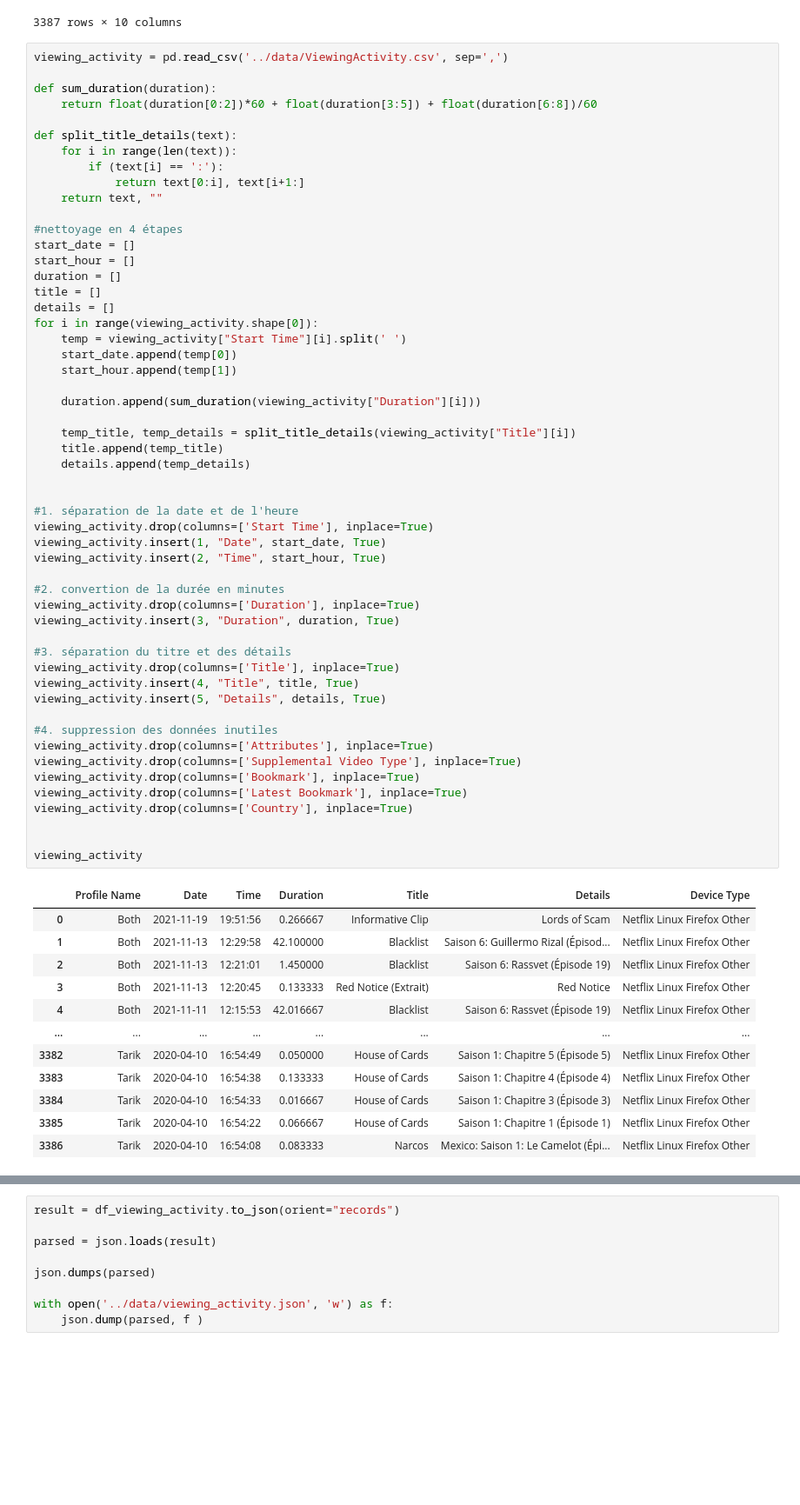
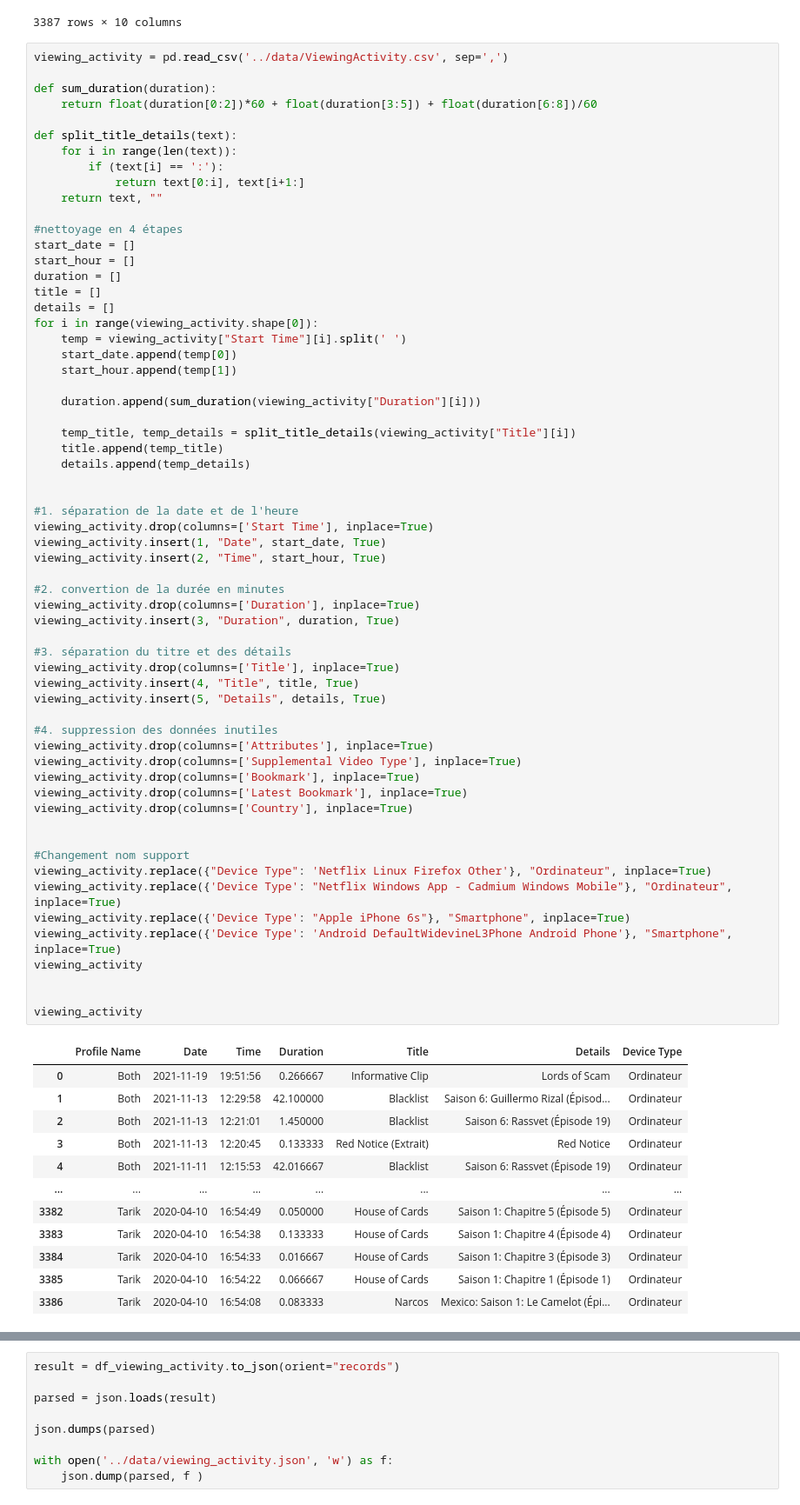
Before and after one commit to boumaza-sebia/dataviz-netflix, a Jupyter notebook: python/data.ipynb, the cells around one changed output, grey strips where cells are left out. Shown at 87% size. Cells and saved outputs as stored; diff of their text form; blank space fills up the shorter version.

Commit message:
correction bug viewing_activity et ajout device_type et week_days

```diff
--- a/python/data.ipynb
+++ b/python/data.ipynb
@@ -48,42 +49,50 @@ for i in range(viewing_activity.shape[0]):
     temp_title, temp_details = split_title_details(viewing_activity["Title"][i])
     title.append(temp_title)
     details.append(temp_details)
 
 
 #1. séparation de la date et de l'heure
 viewing_activity.drop(columns=['Start Time'], inplace=True)
 viewing_activity.insert(1, "Date", start_date, True)
 viewing_activity.insert(2, "Time", start_hour, True)
 
 #2. convertion de la durée en minutes
 viewing_activity.drop(columns=['Duration'], inplace=True)
 viewing_activity.insert(3, "Duration", duration, True)
 
 #3. séparation du titre et des détails
 viewing_activity.drop(columns=['Title'], inplace=True)
 viewing_activity.insert(4, "Title", title, True)
 viewing_activity.insert(5, "Details", details, True)
 
 #4. suppression des données inutiles
 viewing_activity.drop(columns=['Attributes'], inplace=True)
 viewing_activity.drop(columns=['Supplemental Video Type'], inplace=True)
 viewing_activity.drop(columns=['Bookmark'], inplace=True)
 viewing_activity.drop(columns=['Latest Bookmark'], inplace=True)
 viewing_activity.drop(columns=['Country'], inplace=True)
 
 
+#Changement nom support
+viewing_activity.replace({"Device Type": 'Netflix Linux Firefox Other'}, "Ordinateur", inplace=True)
+viewing_activity.replace({'Device Type': "Netflix Windows App - Cadmium Windows Mobile"}, "Ordinateur", inplace=True)
+viewing_activity.replace({'Device Type': "Apple iPhone 6s"}, "Smartphone", inplace=True)
+viewing_activity.replace({'Device Type': 'Android DefaultWidevineL3Phone Android Phone'}, "Smartphone", inplace=True)
 viewing_activity
+
+
+viewing_activity
 # %% [output]
 |  | Profile Name | Date | Time | Duration | Title | Details | Device Type |
-| 0 | Both | 2021-11-19 | 19:51:56 | 0.266667 | Informative Clip | Lords of Scam | Netflix Linux Firefox Other |
-| 1 | Both | 2021-11-13 | 12:29:58 | 42.100000 | Blacklist | Saison 6: Guillermo Rizal (Épisod... | Netflix Linux Firefox Other |
-| 2 | Both | 2021-11-13 | 12:21:01 | 1.450000 | Blacklist | Saison 6: Rassvet (Épisode 19) | Netflix Linux Firefox Other |
-| 3 | Both | 2021-11-13 | 12:20:45 | 0.133333 | Red Notice (Extrait) | Red Notice | Netflix Linux Firefox Other |
-| 4 | Both | 2021-11-11 | 12:15:53 | 42.016667 | Blacklist | Saison 6: Rassvet (Épisode 19) | Netflix Linux Firefox Other |
+| 0 | Both | 2021-11-19 | 19:51:56 | 0.266667 | Informative Clip | Lords of Scam | Ordinateur |
+| 1 | Both | 2021-11-13 | 12:29:58 | 42.100000 | Blacklist | Saison 6: Guillermo Rizal (Épisod... | Ordinateur |
+| 2 | Both | 2021-11-13 | 12:21:01 | 1.450000 | Blacklist | Saison 6: Rassvet (Épisode 19) | Ordinateur |
+| 3 | Both | 2021-11-13 | 12:20:45 | 0.133333 | Red Notice (Extrait) | Red Notice | Ordinateur |
+| 4 | Both | 2021-11-11 | 12:15:53 | 42.016667 | Blacklist | Saison 6: Rassvet (Épisode 19) | Ordinateur |
 | ... | ... | ... | ... | ... | ... | ... | ... |
-| 3382 | Tarik | 2020-04-10 | 16:54:49 | 0.050000 | House of Cards | Saison 1: Chapitre 5 (Épisode 5) | Netflix Linux Firefox Other |
-| 3383 | Tarik | 2020-04-10 | 16:54:38 | 0.133333 | House of Cards | Saison 1: Chapitre 4 (Épisode 4) | Netflix Linux Firefox Other |
-| 3384 | Tarik | 2020-04-10 | 16:54:33 | 0.016667 | House of Cards | Saison 1: Chapitre 3 (Épisode 3) | Netflix Linux Firefox Other |
-| 3385 | Tarik | 2020-04-10 | 16:54:22 | 0.066667 | House of Cards | Saison 1: Chapitre 1 (Épisode 1) | Netflix Linux Firefox Other |
-| 3386 | Tarik | 2020-04-10 | 16:54:08 | 0.083333 | Narcos | Mexico: Saison 1: Le Camelot (Épi... | Netflix Linux Firefox Other |
+| 3382 | Tarik | 2020-04-10 | 16:54:49 | 0.050000 | House of Cards | Saison 1: Chapitre 5 (Épisode 5) | Ordinateur |
+| 3383 | Tarik | 2020-04-10 | 16:54:38 | 0.133333 | House of Cards | Saison 1: Chapitre 4 (Épisode 4) | Ordinateur |
+| 3384 | Tarik | 2020-04-10 | 16:54:33 | 0.016667 | House of Cards | Saison 1: Chapitre 3 (Épisode 3) | Ordinateur |
+| 3385 | Tarik | 2020-04-10 | 16:54:22 | 0.066667 | House of Cards | Saison 1: Chapitre 1 (Épisode 1) | Ordinateur |
+| 3386 | Tarik | 2020-04-10 | 16:54:08 | 0.083333 | Narcos | Mexico: Saison 1: Le Camelot (Épi... | Ordinateur |
 3387 rows × 7 columns
```
Also changed, not shown: parts of 12 cells of this notebook, 4 other files.
